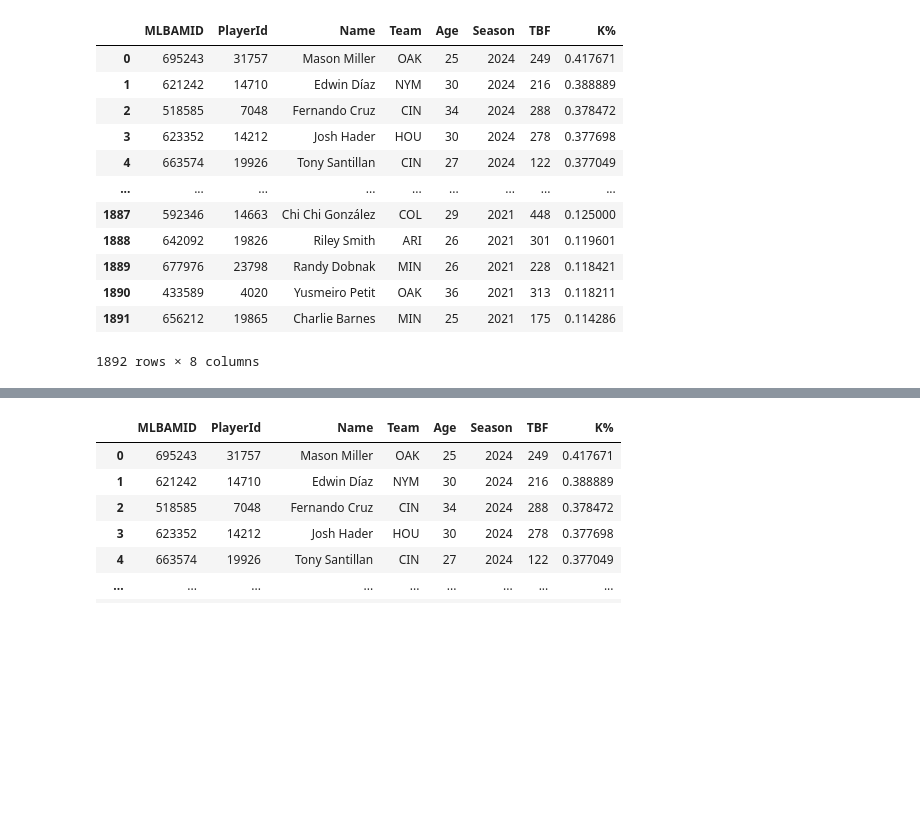
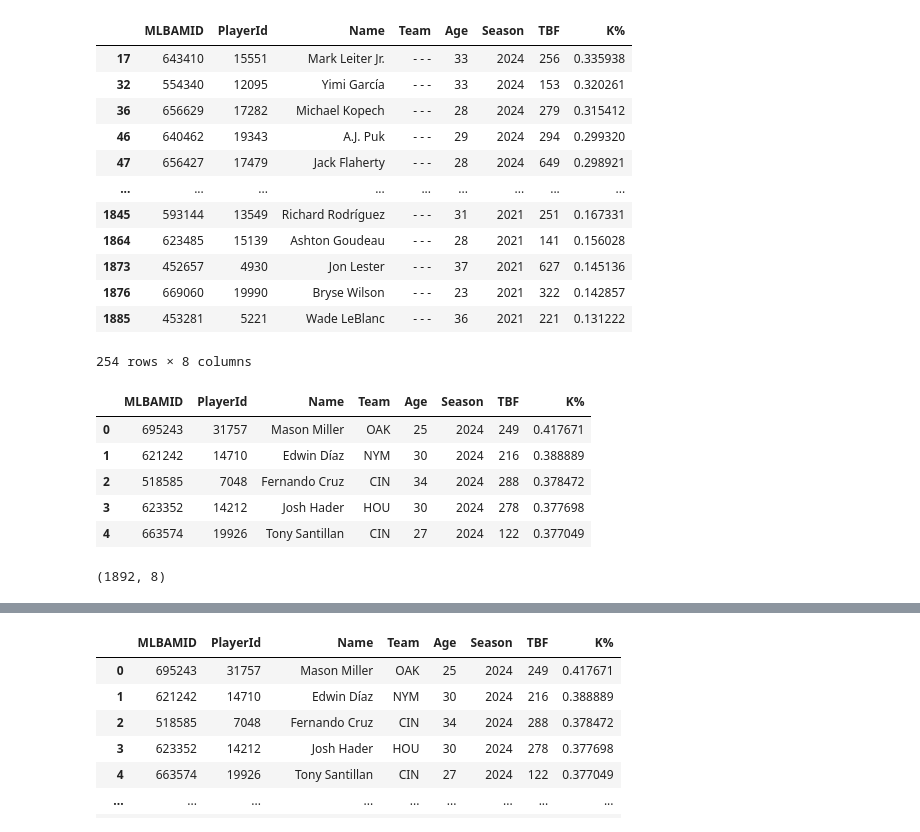
Before and after one commit to loganthomas/mlb-pitcher-xK, a Jupyter notebook: notebooks/scratch.ipynb, the cells around one changed output, grey strips where cells are left out. Drawn from its saved outputs; the diff is of its cells as text; code cells hidden in the pictures; blank space fills up the shorter version.

Commit message:
CLN: better paths for data files

```diff
--- a/notebooks/scratch.ipynb
+++ b/notebooks/scratch.ipynb
@@ -9,17 +28,34 @@ from bullpen import data_utils
+# %%
+df[df.Team.str.startswith('-')]
+# %% [output]
+|  | MLBAMID | PlayerId | Name | Team | Age | Season | TBF | K% |
+| 17 | 643410 | 15551 | Mark Leiter Jr. | - - - | 33 | 2024 | 256 | 0.335938 |
+| 32 | 554340 | 12095 | Yimi García | - - - | 33 | 2024 | 153 | 0.320261 |
+| 36 | 656629 | 17282 | Michael Kopech | - - - | 28 | 2024 | 279 | 0.315412 |
+| 46 | 640462 | 19343 | A.J. Puk | - - - | 29 | 2024 | 294 | 0.299320 |
+| 47 | 656427 | 17479 | Jack Flaherty | - - - | 28 | 2024 | 649 | 0.298921 |
+| ... | ... | ... | ... | ... | ... | ... | ... | ... |
+| 1845 | 593144 | 13549 | Richard Rodríguez | - - - | 31 | 2021 | 251 | 0.167331 |
+| 1864 | 623485 | 15139 | Ashton Goudeau | - - - | 28 | 2021 | 141 | 0.156028 |
+| 1873 | 452657 | 4930 | Jon Lester | - - - | 37 | 2021 | 627 | 0.145136 |
+| 1876 | 669060 | 19990 | Bryse Wilson | - - - | 23 | 2021 | 322 | 0.142857 |
+| 1885 | 453281 | 5221 | Wade LeBlanc | - - - | 36 | 2021 | 221 | 0.131222 |
+254 rows × 8 columns
+# %%
+provided_data, supplemental_data = data_utils.load_data(
+    provided_path=data_utils.DATA_DIR.joinpath('k.csv'),
+    supplemental_path=data_utils.DATA_DIR.joinpath('supplemental-stats.csv')
+)
 # %%
-df = pd.read_csv("../data/k.csv")
-df
+provided_data.head()
 # %% [output]
 |  | MLBAMID | PlayerId | Name | Team | Age | Season | TBF | K% |
 | 0 | 695243 | 31757 | Mason Miller | OAK | 25 | 2024 | 249 | 0.417671 |
 | 1 | 621242 | 14710 | Edwin Díaz | NYM | 30 | 2024 | 216 | 0.388889 |
 | 2 | 518585 | 7048 | Fernando Cruz | CIN | 34 | 2024 | 288 | 0.378472 |
 | 3 | 623352 | 14212 | Josh Hader | HOU | 30 | 2024 | 278 | 0.377698 |
 | 4 | 663574 | 19926 | Tony Santillan | CIN | 27 | 2024 | 122 | 0.377049 |
-| ... | ... | ... | ... | ... | ... | ... | ... | ... |
-| 1887 | 592346 | 14663 | Chi Chi González | COL | 29 | 2021 | 448 | 0.125000 |
-| 1888 | 642092 | 19826 | Riley Smith | ARI | 26 | 2021 | 301 | 0.119601 |
-| 1889 | 677976 | 23798 | Randy Dobnak | MIN | 26 | 2021 | 228 | 0.118421 |
-| 1890 | 433589 | 4020 | Yusmeiro Petit | OAK | 36 | 2021 | 313 | 0.118211 |
-| 1891 | 656212 | 19865 | Charlie Barnes | MIN | 25 | 2021 | 175 | 0.114286 |
-1892 rows × 8 columns
+# %%
+provided_data.shape
+# %% [output]
+(1892, 8)
```
Also changed, not shown: parts of 15 cells of this notebook, 1 other file.
